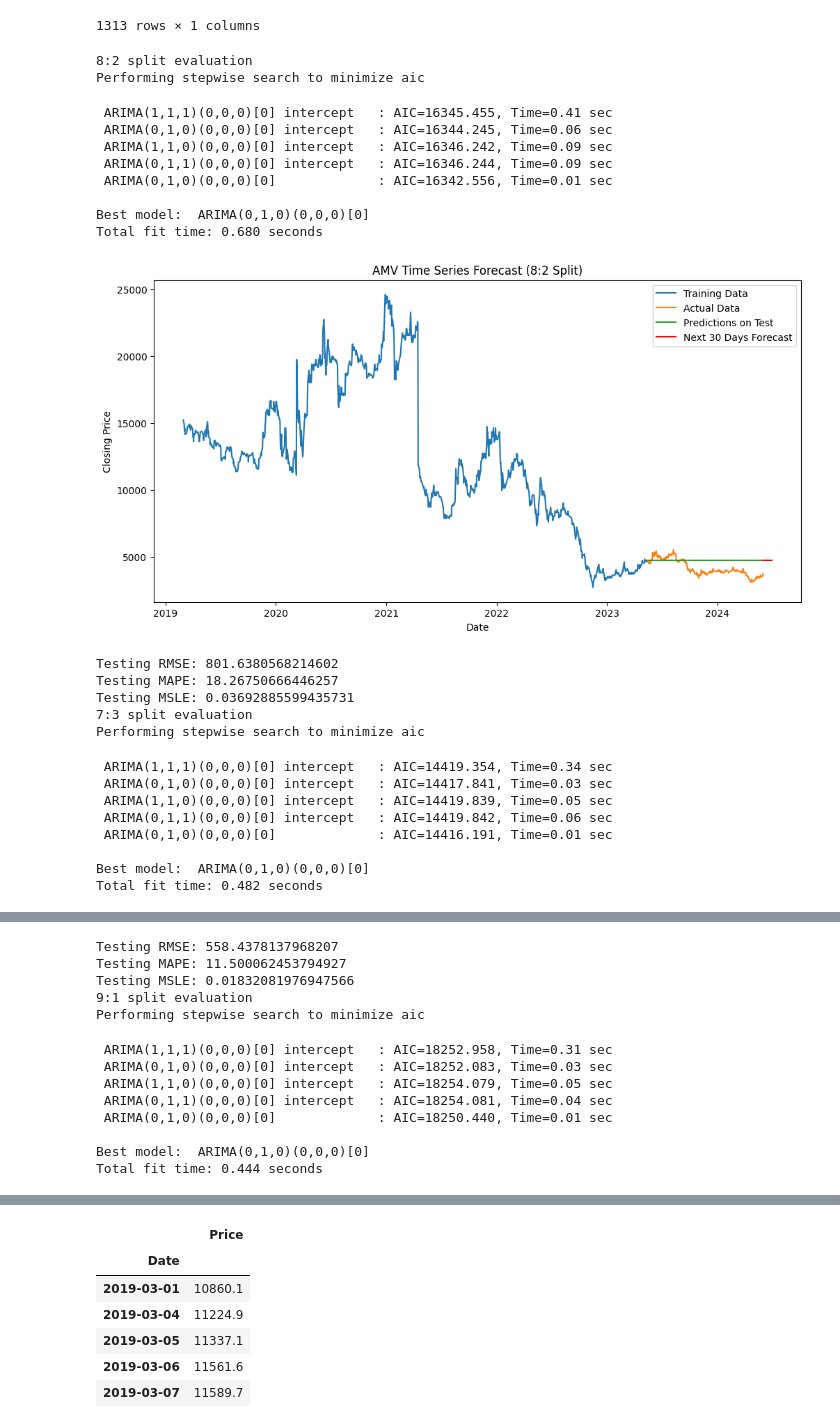
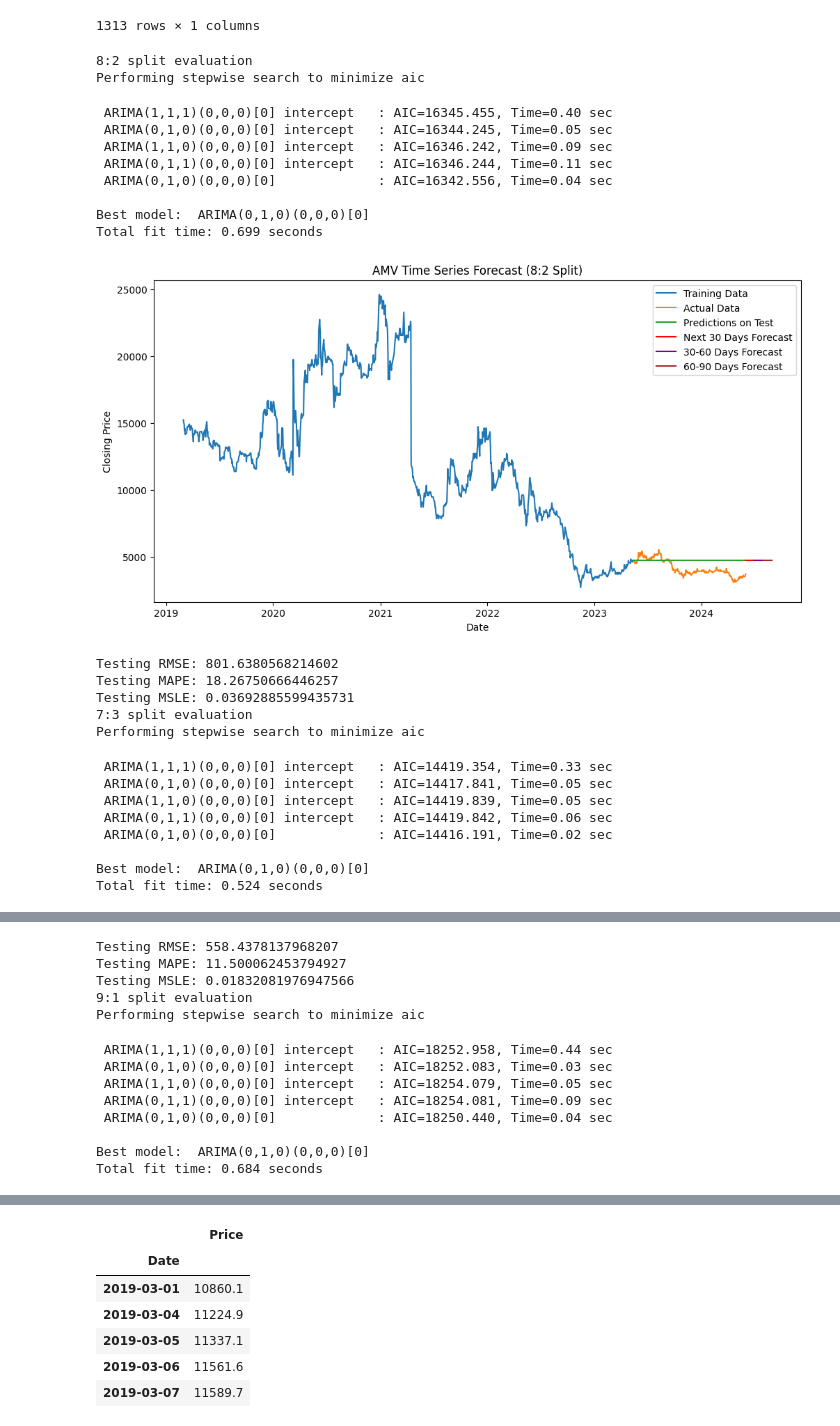
Before and after one commit to minzi03/Data-Analysis-in-Business, a Jupyter notebook: Model/ARIMA/ARIMA.ipynb, the cells around one changed output, grey strips where cells are left out. Drawn from its saved outputs; the diff is of its cells as text; code cells hidden in the pictures.

```diff
--- a/Model/ARIMA/ARIMA.ipynb
+++ b/Model/ARIMA/ARIMA.ipynb
@@ -5,7 +5,7 @@ from statsmodels.tsa.arima.model import ARIMA
 import numpy as np
 from pmdarima import auto_arima
 # %%
-data = pd.read_csv("../Dataset/AMV Historical Data.csv")
+data = pd.read_csv("../../Dataset/AMV Historical Data.csv")
 
 data['Price'] = data['Price'].str.replace(',', '').astype(float)
 data['Date'] = pd.to_datetime(data['Date'])
@@ -67,14 +67,22 @@ def evaluate_model(train_data, test_data, split_ratio):
     predictions = arima_result.predict(start=len(train_data), end=len(train_data)+len(test_data)-1, dynamic=False)
 
     # Forecast next 30 days
-    forecast = arima_result.forecast(steps=30)
+    forecast_30 = arima_result.forecast(steps=30)
+
+    # Forecast 30-60 days
+    forecast_60 = arima_result.get_forecast(steps=60).predicted_mean[30:60]
+
+    # Forecast 60-90 days
+    forecast_90 = arima_result.get_forecast(steps=90).predicted_mean[60:90]
 
     # Plotting
     plt.figure(figsize=(12, 6))
-    plt.plot(train_data.index, train_data['Price'], label='Training Data')
-    plt.plot(test_data.index, test_data['Price'], label='Actual Data')
+    plt.plot(train_data.index, train_data, label='Training Data')
+    plt.plot(test_data.index, test_data, label='Actual Data')
     plt.plot(test_data.index, predictions, label='Predictions on Test')
-    plt.plot(pd.date_range(test_data.index[-1], periods=30, freq='D'), forecast, label='Next 30 Days Forecast', color='red')
+    plt.plot(pd.date_range(test_data.index[-1], periods=30, freq='D'), forecast_30, label='Next 30 Days Forecast', color='red')
+    plt.plot(pd.date_range(test_data.index[-1] + pd.Timedelta(days=30), periods=30, freq='D'), forecast_60, label='30-60 Days Forecast', color='purple')
+    plt.plot(pd.date_range(test_data.index[-1] + pd.Timedelta(days=60), periods=30, freq='D'), forecast_90, label='60-90 Days Forecast', color='brown')
 
     plt.title(f'AMV Time Series Forecast ({split_ratio} Split)')
     plt.xlabel('Date')
@@ -97,49 +105,49 @@ def evaluate_model(train_data, test_data, split_ratio):
     # Calculate MSLE
     test_msle = np.mean((np.log1p(test_data) - np.log1p(predictions)) ** 2)
     print('Testing MSLE:', test_msle)
 
 # Example usage with different splits
 # Assuming time_series is your DataFrame with 'Date' as index and 'Price' as column
 
 # 8:2 split
 train_data_8_2 = time_series.iloc[:int(0.8 * len(time_series))]
 test_data_8_2 = time_series.iloc[int(0.8 * len(time_series)):]
 print("8:2 split evaluation")
 evaluate_model(train_data_8_2, test_data_8_2, "8:2")
 
 # 7:3 split
 train_data_7_3 = time_series.iloc[:int(0.7 * len(time_series))]
 test_data_7_3 = time_series.iloc[int(0.7 * len(time_series)):]
 print("7:3 split evaluation")
 evaluate_model(train_data_7_3, test_data_7_3, "7:3")
 
 # 9:1 split
 train_data_9_1 = time_series.iloc[:int(0.9 * len(time_series))]
 test_data_9_1 = time_series.iloc[int(0.9 * len(time_series)):]
 print("9:1 split evaluation")
 evaluate_model(train_data_9_1, test_data_9_1, "9:1")
 # %% [output]
 8:2 split evaluation
 Performing stepwise search to minimize aic
- ARIMA(1,1,1)(0,0,0)[0] intercept   : AIC=16345.455, Time=0.41 sec
- ARIMA(0,1,0)(0,0,0)[0] intercept   : AIC=16344.245, Time=0.06 sec
+ ARIMA(1,1,1)(0,0,0)[0] intercept   : AIC=16345.455, Time=0.40 sec
+ ARIMA(0,1,0)(0,0,0)[0] intercept   : AIC=16344.245, Time=0.05 sec
  ARIMA(1,1,0)(0,0,0)[0] intercept   : AIC=16346.242, Time=0.09 sec
- ARIMA(0,1,1)(0,0,0)[0] intercept   : AIC=16346.244, Time=0.09 sec
- ARIMA(0,1,0)(0,0,0)[0]             : AIC=16342.556, Time=0.01 sec
+ ARIMA(0,1,1)(0,0,0)[0] intercept   : AIC=16346.244, Time=0.11 sec
+ ARIMA(0,1,0)(0,0,0)[0]             : AIC=16342.556, Time=0.04 sec
 
 Best model:  ARIMA(0,1,0)(0,0,0)[0]
-Total fit time: 0.680 seconds
+Total fit time: 0.699 seconds
-[figure, old version]
+[figure, new version]
 Testing RMSE: 801.6380568214602
 Testing MAPE: 18.26750666446257
 Testing MSLE: 0.03692885599435731
 7:3 split evaluation
 Performing stepwise search to minimize aic
- ARIMA(1,1,1)(0,0,0)[0] intercept   : AIC=14419.354, Time=0.34 sec
- ARIMA(0,1,0)(0,0,0)[0] intercept   : AIC=14417.841, Time=0.03 sec
+ ARIMA(1,1,1)(0,0,0)[0] intercept   : AIC=14419.354, Time=0.33 sec
+ ARIMA(0,1,0)(0,0,0)[0] intercept   : AIC=14417.841, Time=0.05 sec
  ARIMA(1,1,0)(0,0,0)[0] intercept   : AIC=14419.839, Time=0.05 sec
  ARIMA(0,1,1)(0,0,0)[0] intercept   : AIC=14419.842, Time=0.06 sec
- ARIMA(0,1,0)(0,0,0)[0]             : AIC=14416.191, Time=0.01 sec
+ ARIMA(0,1,0)(0,0,0)[0]             : AIC=14416.191, Time=0.02 sec
 
 Best model:  ARIMA(0,1,0)(0,0,0)[0]
-Total fit time: 0.482 seconds
+Total fit time: 0.524 seconds
@@ -149,11 +157,11 @@ Testing MAPE: 11.500062453794927
 Testing MSLE: 0.01832081976947566
 9:1 split evaluation
 Performing stepwise search to minimize aic
- ARIMA(1,1,1)(0,0,0)[0] intercept   : AIC=18252.958, Time=0.31 sec
+ ARIMA(1,1,1)(0,0,0)[0] intercept   : AIC=18252.958, Time=0.44 sec
  ARIMA(0,1,0)(0,0,0)[0] intercept   : AIC=18252.083, Time=0.03 sec
  ARIMA(1,1,0)(0,0,0)[0] intercept   : AIC=18254.079, Time=0.05 sec
- ARIMA(0,1,1)(0,0,0)[0] intercept   : AIC=18254.081, Time=0.04 sec
- ARIMA(0,1,0)(0,0,0)[0]             : AIC=18250.440, Time=0.01 sec
+ ARIMA(0,1,1)(0,0,0)[0] intercept   : AIC=18254.081, Time=0.09 sec
+ ARIMA(0,1,0)(0,0,0)[0]             : AIC=18250.440, Time=0.04 sec
 
 Best model:  ARIMA(0,1,0)(0,0,0)[0]
-Total fit time: 0.444 seconds
+Total fit time: 0.684 seconds
```
Also changed, not shown: parts of 5 cells of this notebook, 17 other files.
